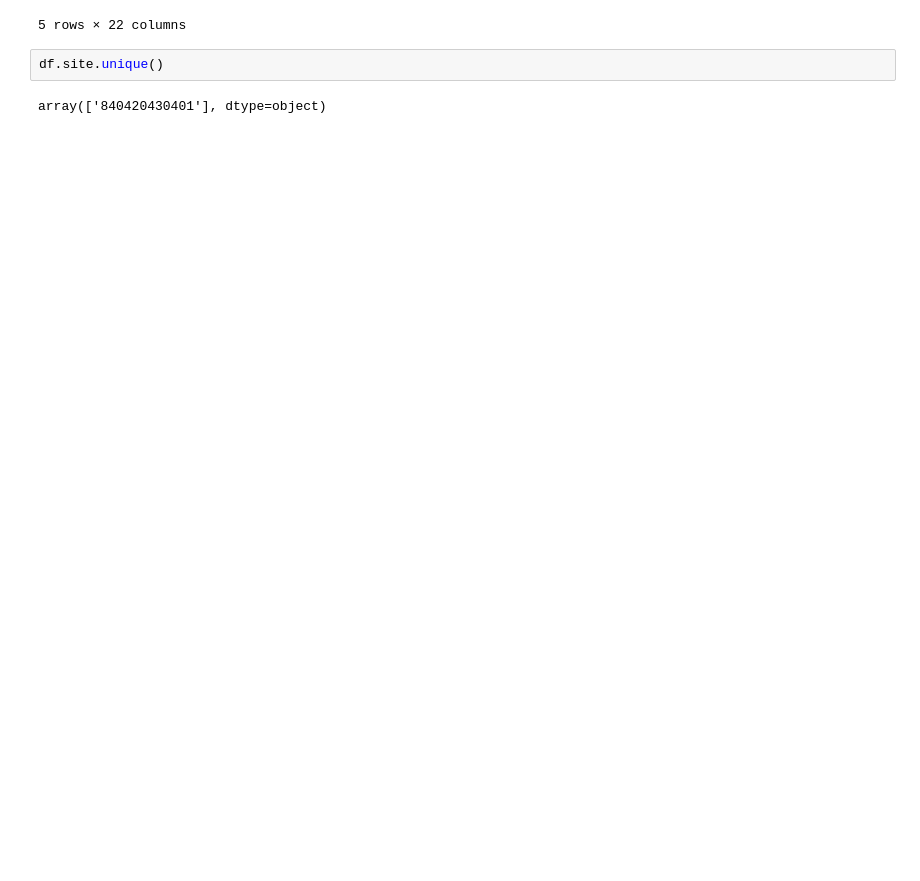
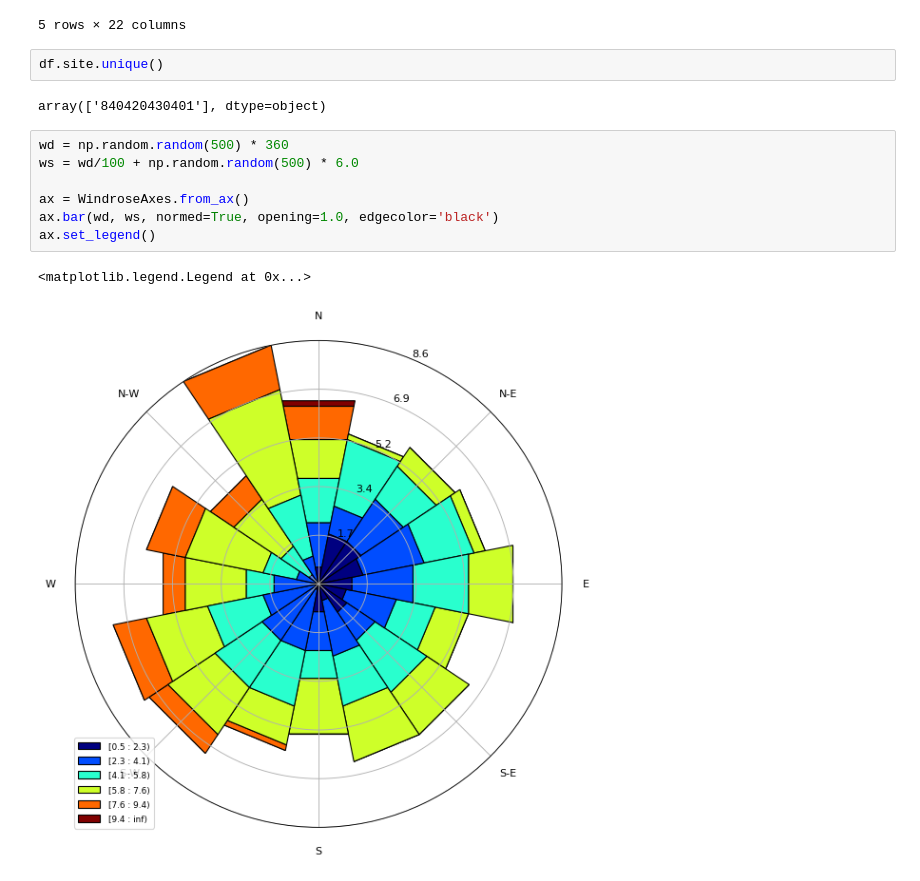
Before and after one commit to DuncanDHall/EAS-air-quality, a Jupyter notebook: exploration_v3.ipynb, the cells around one changed output. Cells and saved outputs as stored; diff of their text form; blank space fills up the shorter version.

```diff
--- a/exploration_v3.ipynb
+++ b/exploration_v3.ipynb
@@ -251,3 +254,13 @@ df.tail()
 df.site.unique()
 # %% [output]
 array(['840420430401'], dtype=object)
+# %%
+wd = np.random.random(500) * 360
+ws = wd/100 + np.random.random(500) * 6.0
+
+ax = WindroseAxes.from_ax()
+ax.bar(wd, ws, normed=True, opening=1.0, edgecolor='black')
+ax.set_legend()
+# %% [output]
+<matplotlib.legend.Legend at 0x...>
+[figure, added]
```
Also changed, not shown: parts of 2 cells of this notebook.
